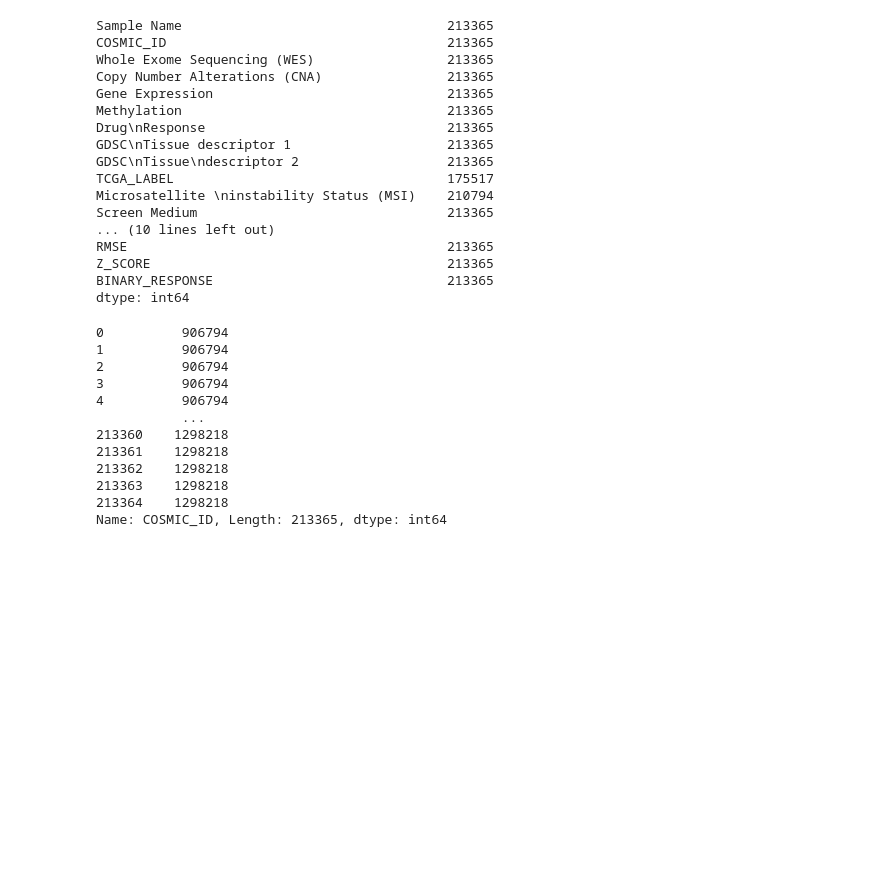
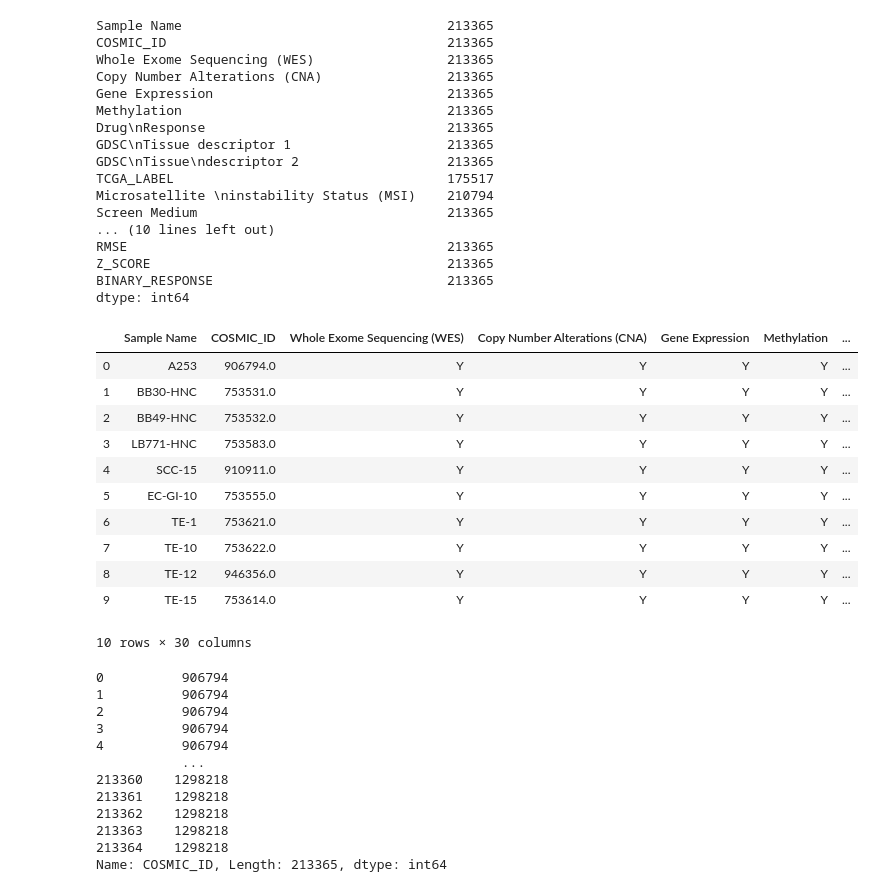
Before and after one commit to esko22/ucb-w210-cap-drug-response, a Jupyter notebook: DrugProfiles/drug_response_eda.ipynb, the cells around one changed output. Saved outputs shown, nothing was run; the diff lists cells and outputs as text; code cells hidden in the pictures; blank space fills up the shorter version.

```diff
--- a/DrugProfiles/drug_response_eda.ipynb
+++ b/DrugProfiles/drug_response_eda.ipynb
@@ -250,6 +250,8 @@ dose_response_df.head(100)
 dose_response_df.to_csv('../data/v17.3_fitted_dose_response_binary.csv')
 # %%
 drb_df = pd.read_csv('../data/v17.3_fitted_dose_response_binary.csv', index_col='IC50_RESULTS_ID')
+# %%
+drug_df = pd.read_csv('../data/Screened_Compounds_WT.csv', index_col='DRUG_ID')
 # %%
 drb_df.count()
 # %% [output]
@@ -279,5 +281,5 @@ cell_line_df.head()
 | 3 | BHY | 753535.0 | Y | Y | Y | Y | ... |
 | 4 | BICR10 | 1290724.0 | Y | Y | Y | Y | ... |
 # %%
-joined_drig_cell = pd.merge(cell_line_df, drb_df, on='COSMIC_ID')
+joined_drug_cell = pd.merge(cell_line_df, drb_df, on='COSMIC_ID')
 # %%
@@ -322,3 +326,18 @@ dtype: int64
+# %%
+joined_drug_cell.head(10)
+# %% [output]
+|  | Sample Name | COSMIC_ID | Whole Exome Sequencing (WES) | Copy Number Alterations (CNA) | Gene Expression | Methylation | ... |
+| 0 | A253 | 906794.0 | Y | Y | Y | Y | ... |
+| 1 | BB30-HNC | 753531.0 | Y | Y | Y | Y | ... |
+| 2 | BB49-HNC | 753532.0 | Y | Y | Y | Y | ... |
+| 3 | LB771-HNC | 753583.0 | Y | Y | Y | Y | ... |
+| 4 | SCC-15 | 910911.0 | Y | Y | Y | Y | ... |
+| 5 | EC-GI-10 | 753555.0 | Y | Y | Y | Y | ... |
+| 6 | TE-1 | 753621.0 | Y | Y | Y | Y | ... |
+| 7 | TE-10 | 753622.0 | Y | Y | Y | Y | ... |
+| 8 | TE-12 | 946356.0 | Y | Y | Y | Y | ... |
+| 9 | TE-15 | 753614.0 | Y | Y | Y | Y | ... |
+10 rows × 30 columns
 # %%
 print(joined_drug_cell['COSMIC_ID'])
 # %% [output]
```
Also changed, not shown: parts of 5 cells of this notebook, 24 other files.
